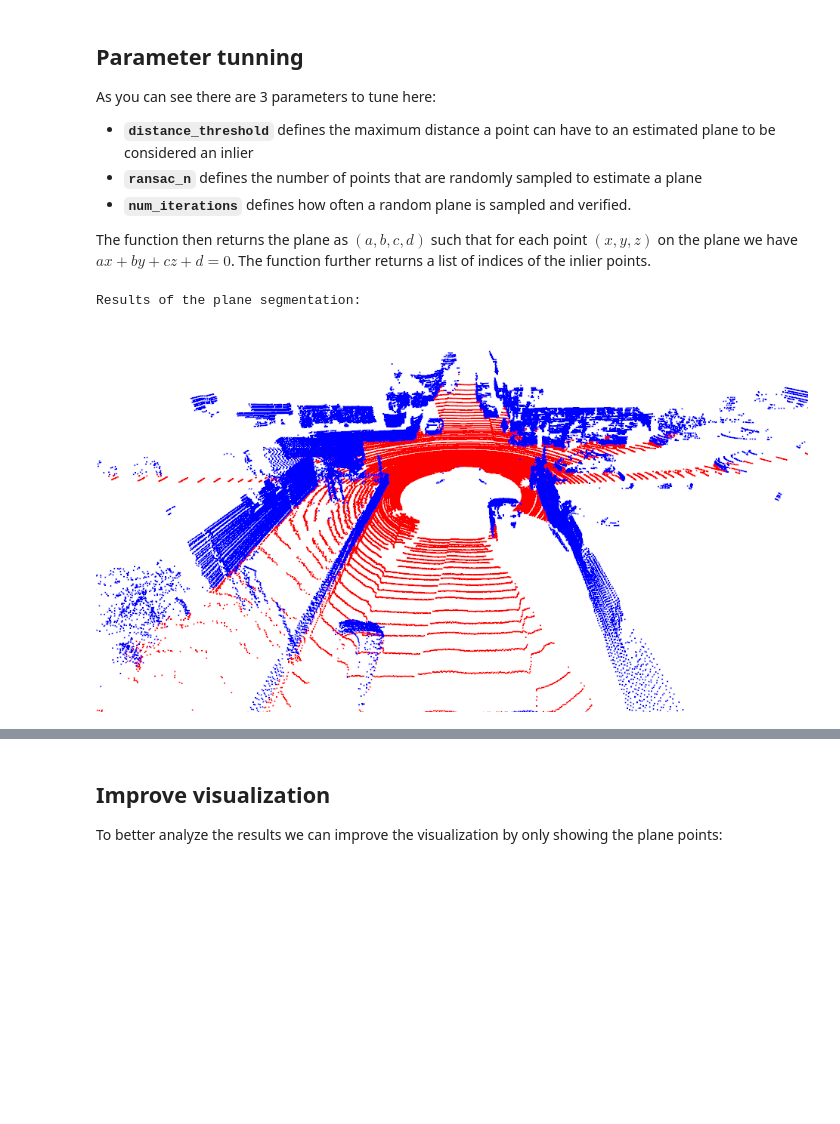
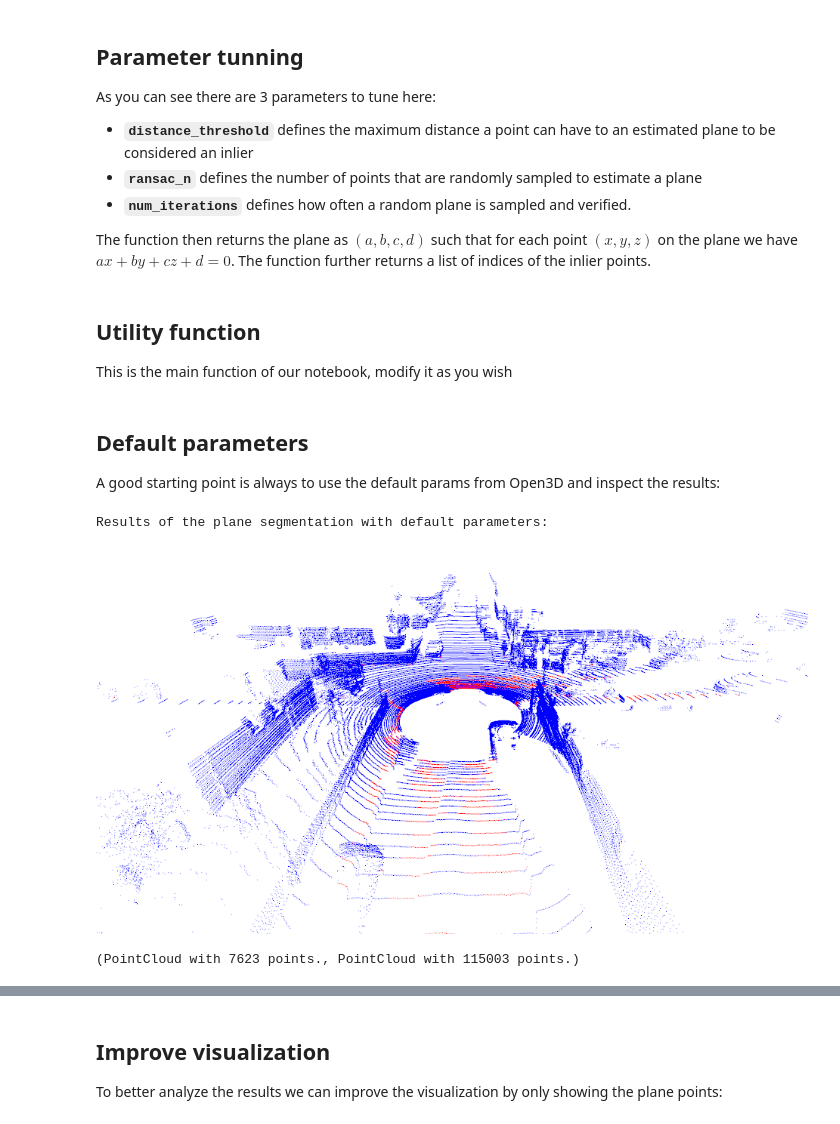
Before and after one commit to nachovizzo/open3d_cpp_python, a Jupyter notebook: plane_segmentation.ipynb, the cells around one changed output, grey strips where cells are left out. Saved outputs shown, nothing was run; the diff lists cells and outputs as text; code cells hidden in the pictures; blank space fills up the shorter version.

Commit message:
Final notebook

```diff
--- a/plane_segmentation.ipynb
+++ b/plane_segmentation.ipynb
@@ -66,17 +65,37 @@ _, plane_points = pcd.segment_plane(distance_threshold=distance_threshold,
+# %% [markdown]
+## Utility function
+
+This is the main function of our notebook, modify it as you wish
 # %%
-plane_cloud = pcd.select_by_index(plane_points)
-plane_cloud.paint_uniform_color([1.0, 0, 0])
+def segment_and_visualize_point_cloud(pcd,
+                                      # Default params taken from Open3D implementation
+                                      distance_threshold=0.01,
+                                      ransac_n=3,
+                                      num_iterations=100):
+    _, plane_points = pcd.segment_plane(distance_threshold=distance_threshold,
+                                        ransac_n=ransac_n,
+                                        num_iterations=num_iterations)
 
-rest_cloud = pcd.select_by_index(plane_points, invert=True)
-rest_cloud.paint_uniform_color([0, 0, 1.0])
+    plane_cloud = pcd.select_by_index(plane_points)
+    plane_cloud.paint_uniform_color([1, 0, 0])
 
-print("Results of the plane segmentation:")
-o3d.visualization.draw_geometries([plane_cloud, rest_cloud],
-                                  point_size=2,
-                                  front=[-0.86, -0.13, 0.49],
-                                  lookat=[2.53, 1.12, -5.31],
-                                  up=[0.49, 0.05, 0.87],
-                                  zoom=0.1)
+    rest_cloud = pcd.select_by_index(plane_points, invert=True)
+    rest_cloud.paint_uniform_color([0, 0, 1])
+
+    o3d.visualization.draw_geometries([plane_cloud, rest_cloud],
+                                      front=front,
+                                      lookat=lookat,
+                                      up=up,
+                                      zoom=zoom)
+    return plane_cloud, rest_cloud
-# %% [output]
-Results of the plane segmentation:
-[figure, removed]
+# %% [markdown]
+## Default parameters
+
+A good starting point is always to use the default params from Open3D and inspect the results:
+# %%
+print("Results of the plane segmentation with default parameters:")
+segment_and_visualize_point_cloud(pcd)
+# %% [output]
+Results of the plane segmentation with default parameters:
+[figure, added]
+(PointCloud with 7623 points., PointCloud with 115003 points.)
```
Also changed, not shown: parts of 17 cells of this notebook, 1 other file.
